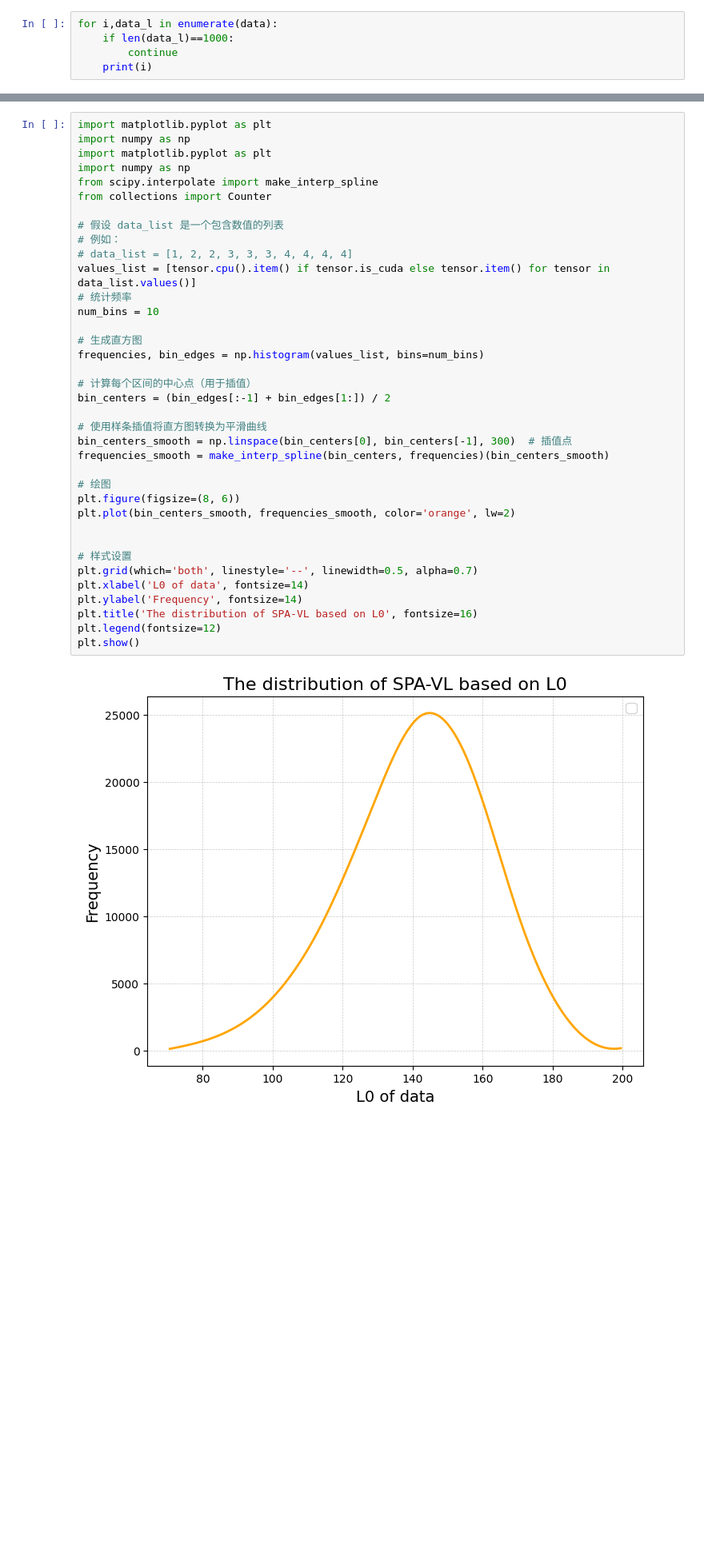
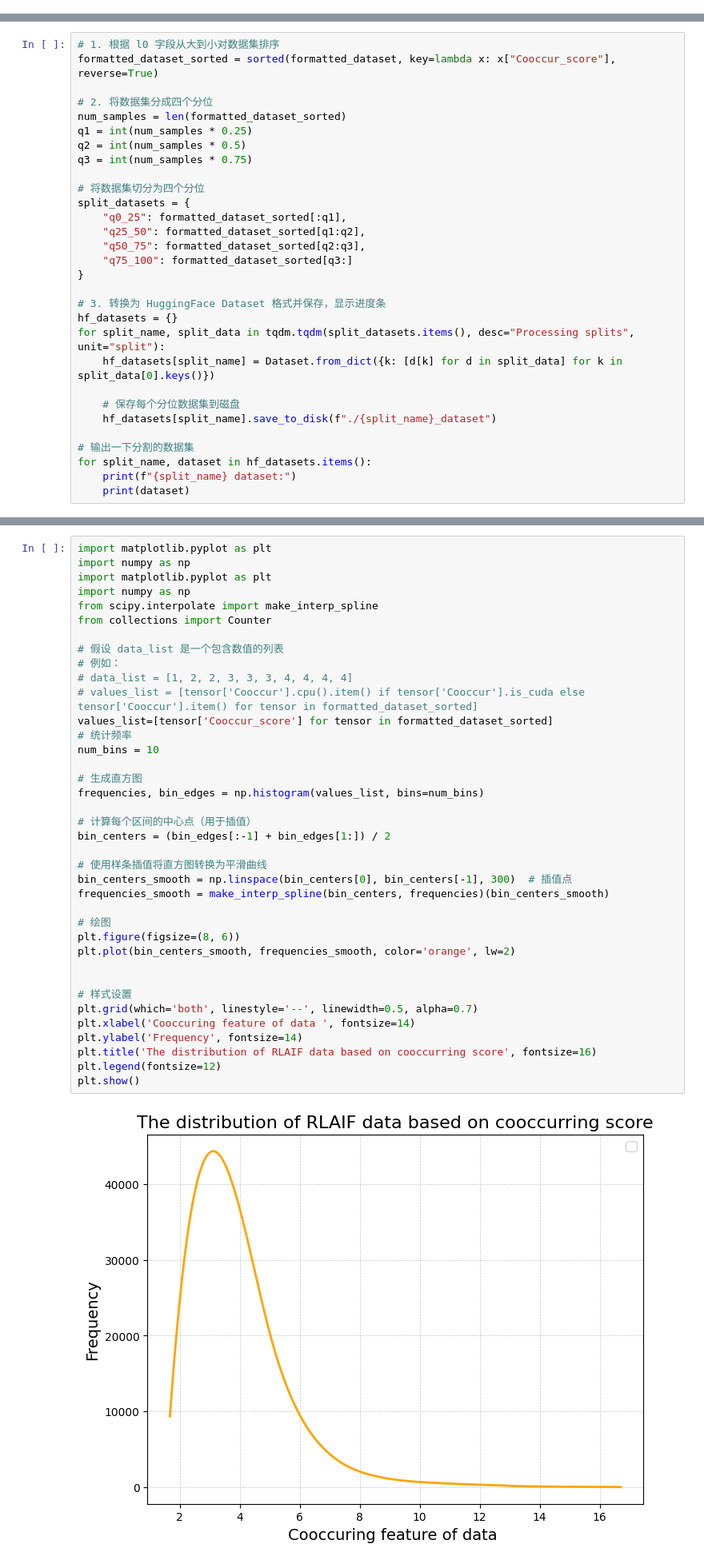
Before and after one commit to htlou/SAELens-V, a Jupyter notebook: tutorials/data_filter.ipynb, the cells around one changed output, grey strips where cells are left out. Shown at 80% size. Cells and saved outputs as stored; diff of their text form; blank space fills up the shorter version.

```diff
--- a/tutorials/data_filter.ipynb
+++ b/tutorials/data_filter.ipynb
@@ -83,5 +47,0 @@ DatasetDict({
-# %%
-for i,data_l in enumerate(data):
-    if len(data_l)==1000:
-        continue
-    print(i)
@@ -106,0 +113,30 @@ print(len(idx_list))
+# %%
+# 1. 根据 l0 字段从大到小对数据集排序
+formatted_dataset_sorted = sorted(formatted_dataset, key=lambda x: x["Cooccur_score"], reverse=True)
+
+# 2. 将数据集分成四个分位
+num_samples = len(formatted_dataset_sorted)
+q1 = int(num_samples * 0.25)
+q2 = int(num_samples * 0.5)
+q3 = int(num_samples * 0.75)
+
+# 将数据集切分为四个分位
+split_datasets = {
+    "q0_25": formatted_dataset_sorted[:q1],
+    "q25_50": formatted_dataset_sorted[q1:q2],
+    "q50_75": formatted_dataset_sorted[q2:q3],
+    "q75_100": formatted_dataset_sorted[q3:]
+}
+
+# 3. 转换为 HuggingFace Dataset 格式并保存，显示进度条
+hf_datasets = {}
+for split_name, split_data in tqdm.tqdm(split_datasets.items(), desc="Processing splits", unit="split"):
+    hf_datasets[split_name] = Dataset.from_dict({k: [d[k] for d in split_data] for k in split_data[0].keys()})
+
+    # 保存每个分位数据集到磁盘
+    hf_datasets[split_name].save_to_disk(f"./{split_name}_dataset")
+
+# 输出一下分割的数据集
+for split_name, dataset in hf_datasets.items():
+    print(f"{split_name} dataset:")
+    print(dataset)
@@ -155,34 +209,35 @@ import numpy as np
 from scipy.interpolate import make_interp_spline
 from collections import Counter
 
 # 假设 data_list 是一个包含数值的列表
 # 例如：
 # data_list = [1, 2, 2, 3, 3, 3, 4, 4, 4, 4]
-values_list = [tensor.cpu().item() if tensor.is_cuda else tensor.item() for tensor in data_list.values()]
+# values_list = [tensor['Cooccur'].cpu().item() if tensor['Cooccur'].is_cuda else tensor['Cooccur'].item() for tensor in formatted_dataset_sorted]
+values_list=[tensor['Cooccur_score'] for tensor in formatted_dataset_sorted]
 # 统计频率
 num_bins = 10
 
 # 生成直方图
 frequencies, bin_edges = np.histogram(values_list, bins=num_bins)
 
 # 计算每个区间的中心点（用于插值）
 bin_centers = (bin_edges[:-1] + bin_edges[1:]) / 2
 
 # 使用样条插值将直方图转换为平滑曲线
 bin_centers_smooth = np.linspace(bin_centers[0], bin_centers[-1], 300)  # 插值点
 frequencies_smooth = make_interp_spline(bin_centers, frequencies)(bin_centers_smooth)
 
 # 绘图
 plt.figure(figsize=(8, 6))
 plt.plot(bin_centers_smooth, frequencies_smooth, color='orange', lw=2)
 
 
 # 样式设置
 plt.grid(which='both', linestyle='--', linewidth=0.5, alpha=0.7)
-plt.xlabel('L0 of data', fontsize=14)
+plt.xlabel('Cooccuring feature of data ', fontsize=14)
 plt.ylabel('Frequency', fontsize=14)
-plt.title('The distribution of SPA-VL based on L0', fontsize=16)
+plt.title('The distribution of RLAIF data based on cooccurring score', fontsize=16)
 plt.legend(fontsize=12)
 plt.show()
 # %% [output]
-[figure, old version]
+[figure, new version]
```
Also changed, not shown: parts of 21 cells of this notebook, 6 other files.
